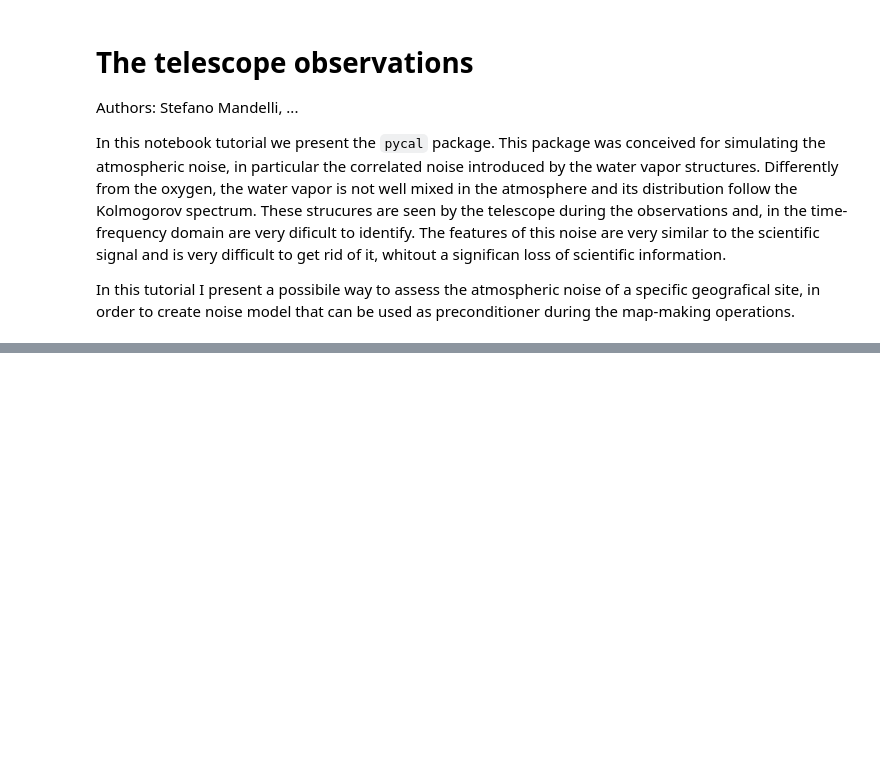
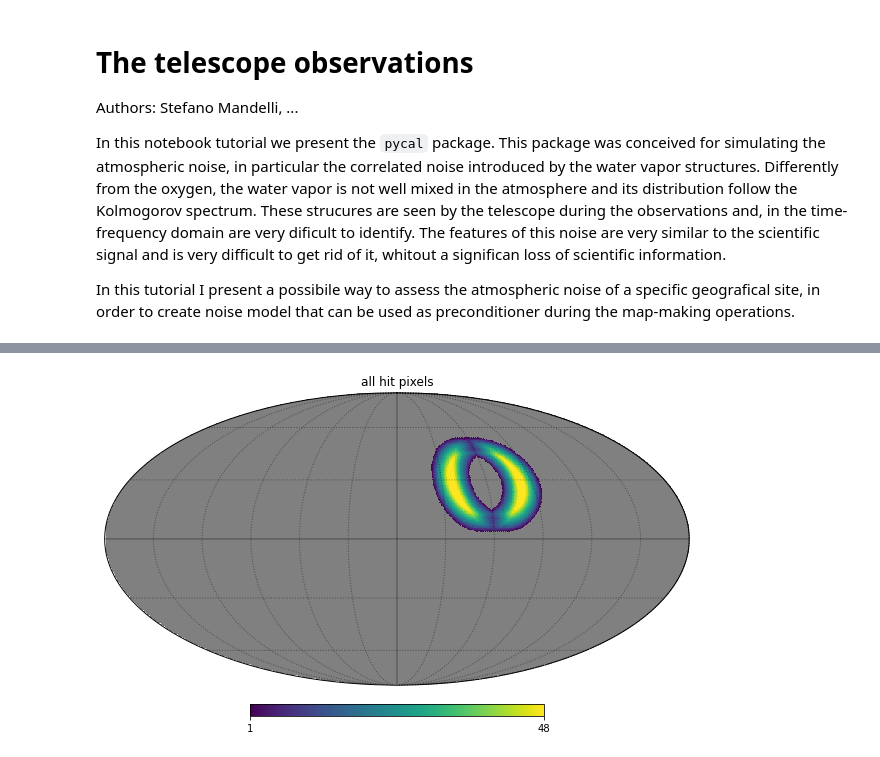
Before and after one commit to cmbgroundbased/cal, a Jupyter notebook: cookbook/Atmospheric_simulation_TOD.ipynb, the cells around one changed output, grey strips where cells are left out. Drawn from its saved outputs; the diff is of its cells as text; code cells hidden in the pictures; blank space fills up the shorter version.

```diff
--- a/cookbook/Atmospheric_simulation_TOD.ipynb
+++ b/cookbook/Atmospheric_simulation_TOD.ipynb
@@ -140,14 +149,13 @@ comm = Comm(world=mpiworld)
 # %%
 # Arguments of the simulation
 class args:
-    sample_rate=20
+    sample_rate=50
     focalplane=None
     ces_name = "Test1"
     scan="spin"
     subscan="spin_1day"
-    ces_stop_time = datetime(2022, 9, 1, 0, 0, 10).timestamp()
+    ces_stop_time = datetime(2022, 9, 1, 1, 0, 0).timestamp()
     ces_start_time = datetime(2022, 9, 1, 0, 0, 0).timestamp()
-    sample_rate = 1
     site_name= "Tenerife"
     site_lon = "-16:31:00"
     site_lat = "28:20:00"
@@ -156,12 +164,12 @@ class args:
     ces_azmin = 0
     ces_azmax = 0
     ces_el = 70
-    scanrate = 1.0
-    scan_accel = 1000
+    scanrate = 2.0
+    scan_accel = 1.0
     CES_start = None
     NSIDE=128
     debug=True
-    outdir="out_directory_3"
+    outdir="out_directory_4"
 args = args()
 # %%
 fp = load_focalplane(args, comm)
@@ -321,17 +356,20 @@ for mc in range(start_mc, start_mc + nsimu):
 # %%
 %matplotlib inline
 # %%
-npix = 12 * 128 ** 2
+npix = 12 * args.NSIDE ** 2
 hitmap = np.zeros(npix)
 
 for obs in data.obs:
     tod = obs['tod']
     for det in tod.local_dets:
-        pixels = tod.cache.reference("pixels_{}".format(det))
-        hitmap[pixels] += 1
+        if len(det.split("I")[0]) == 2:
+            pixels = tod.cache.reference("pixels_{}".format(det))
+            hitmap[pixels] += 1
+
 hitmap[hitmap == 0] = hp.UNSEEN
 hp.mollview(hitmap, nest=True, title="all hit pixels", cbar=True)
 hp.graticule(alpha=0.4)
-hp.fitsfunc.write_map("prova.fits", hitmap)
+# %% [output]
+[figure, added]
 # %%
 obs['tod'].cache.keys()
```
Also changed, not shown: parts of 27 cells of this notebook, 2 other files.
